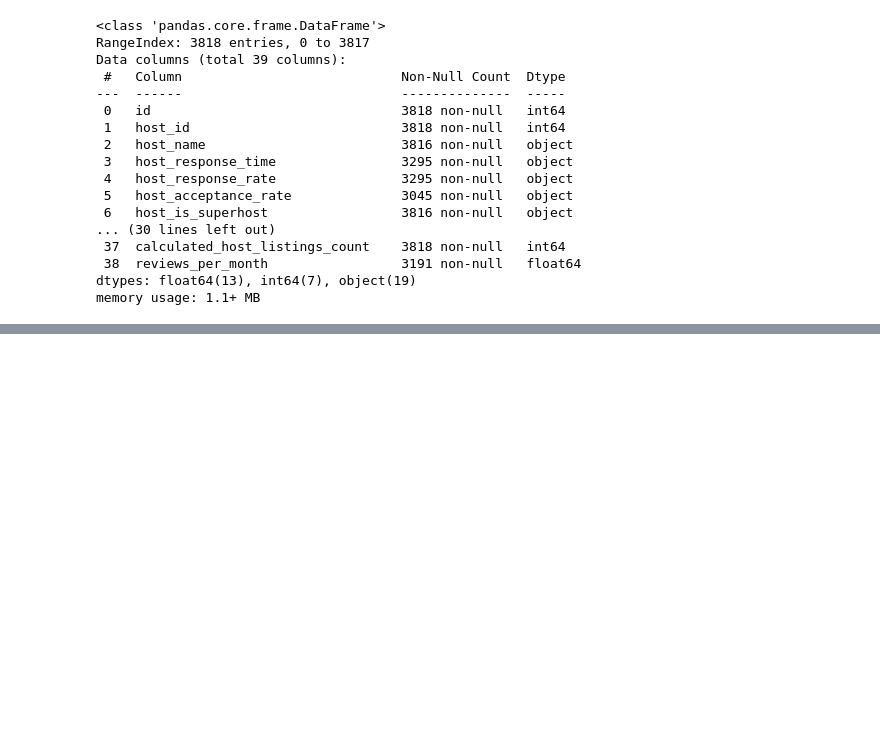
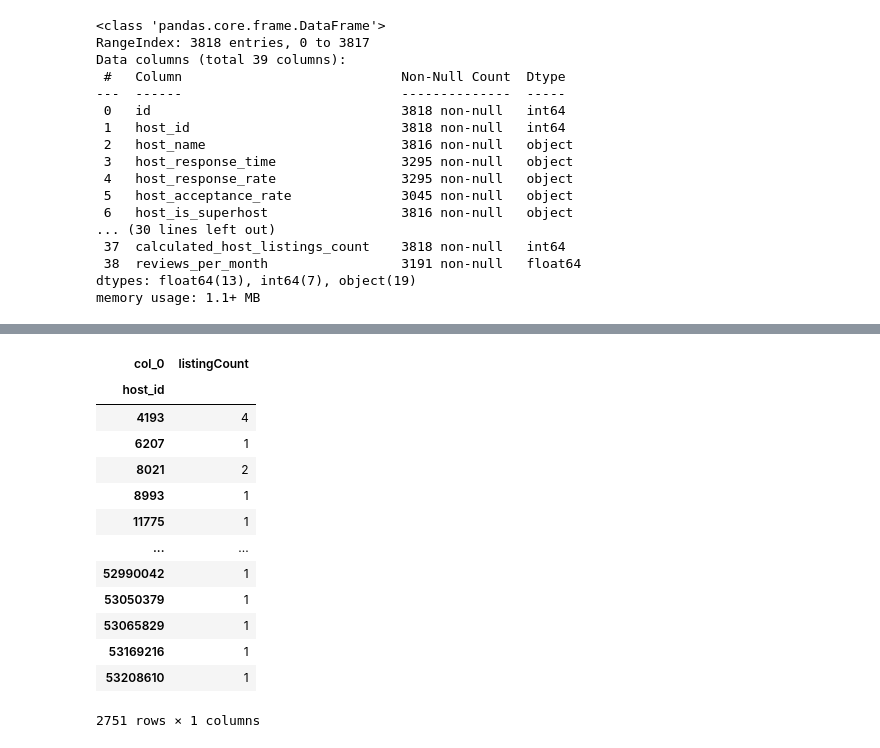
Before and after one commit to emilymoreland-mst/IST5520_G3, a Jupyter notebook: IST 5520 M1 Revised.ipynb, the cells around one changed output, grey strips where cells are left out. Cells and saved outputs as stored; diff of their text form; code cells hidden in the pictures; blank space fills up the shorter version.

```diff
--- a/IST 5520 M1 Revised.ipynb
+++ b/IST 5520 M1 Revised.ipynb
@@ -610,0 +632,18 @@ memory usage: 14.5+ KB
+# %%
+hostId = pd.crosstab(index=lis['host_id'],columns="listingCount")
+hostId
+# %% [output]
+| col_0 | listingCount |
+| host_id |  |
+| 4193 | 4 |
+| 6207 | 1 |
+| 8021 | 2 |
+| 8993 | 1 |
+| 11775 | 1 |
+| ... | ... |
+| 52990042 | 1 |
+| 53050379 | 1 |
+| 53065829 | 1 |
+| 53169216 | 1 |
+| 53208610 | 1 |
+2751 rows × 1 columns
```
Also changed, not shown: parts of 7 cells of this notebook.
